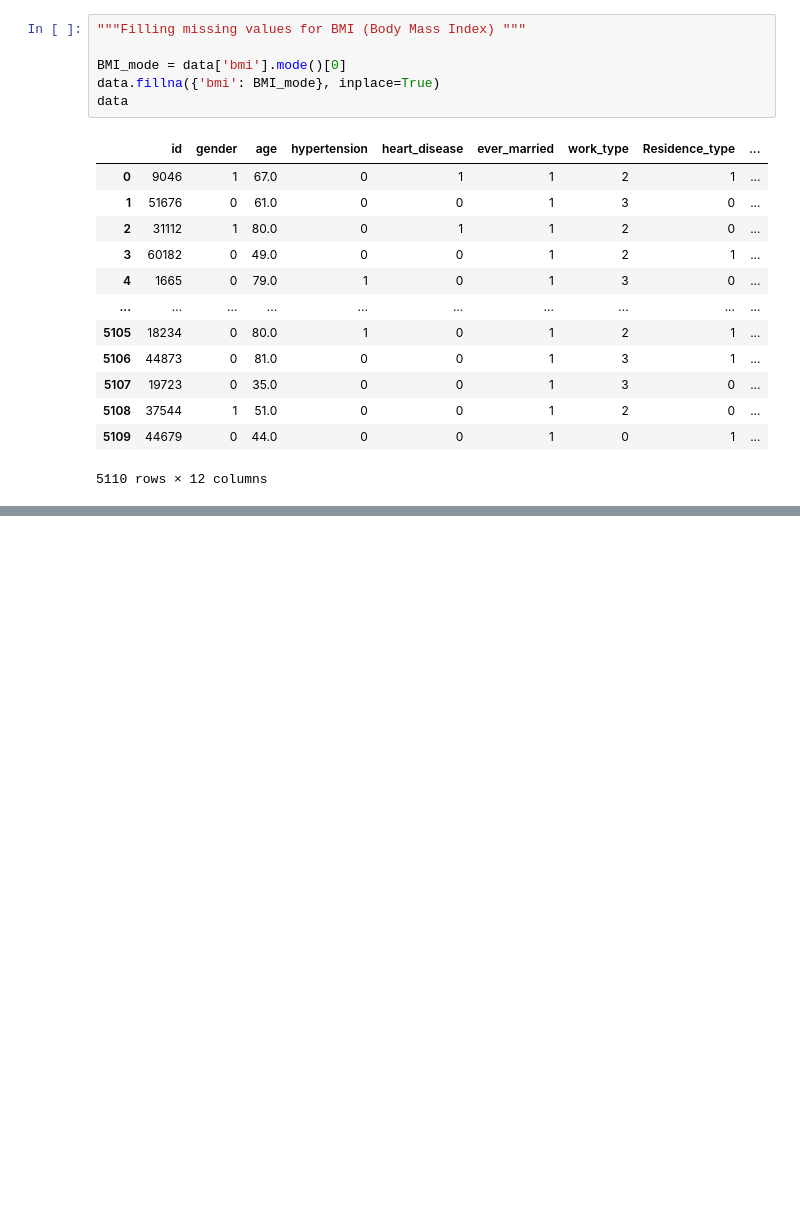
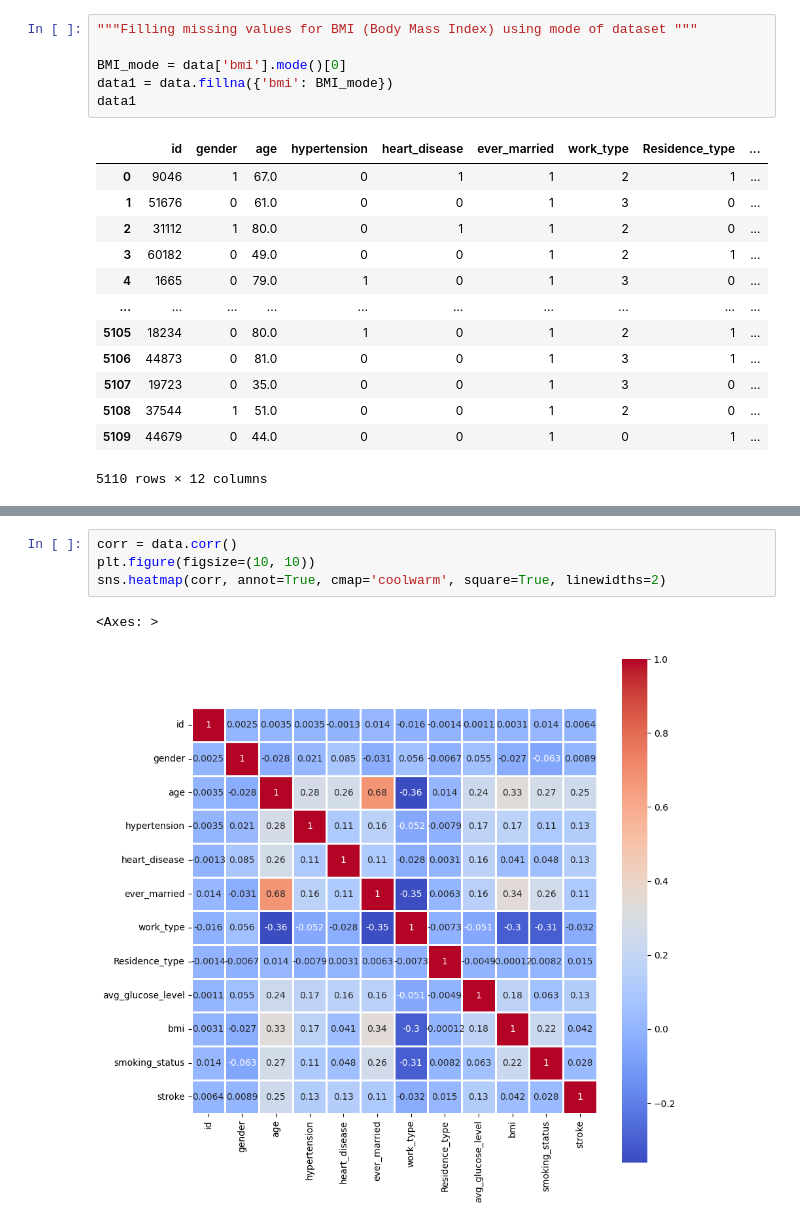
Before and after one commit to SarveshTikekar/CSL701-Machine-Learning, a Jupyter notebook: BaggingandBoosting.ipynb, the cells around one changed output, grey strips where cells are left out. Cells and saved outputs as stored; diff of their text form; blank space fills up the shorter version.

```diff
--- a/BaggingandBoosting.ipynb
+++ b/BaggingandBoosting.ipynb
@@ -119,11 +127,11 @@ data
 | 5109 | 44679 | 0 | 44.0 | 0 | 0 | 1 | 0 | 1 | ... |
 5110 rows × 12 columns
 # %%
-"""Filling missing values for BMI (Body Mass Index) """
+"""Filling missing values for BMI (Body Mass Index) using mode of dataset """
 
 BMI_mode = data['bmi'].mode()[0]
-data.fillna({'bmi': BMI_mode}, inplace=True)
-data
+data1 = data.fillna({'bmi': BMI_mode})
+data1
 # %% [output]
 |  | id | gender | age | hypertension | heart_disease | ever_married | work_type | Residence_type | ... |
 | 0 | 9046 | 1 | 67.0 | 0 | 1 | 1 | 2 | 1 | ... |
@@ -198,0 +201,7 @@ plt.show()
+# %%
+corr = data.corr()
+plt.figure(figsize=(10, 10))
+sns.heatmap(corr, annot=True, cmap='coolwarm', square=True, linewidths=2)
+# %% [output]
+<Axes: >
+[figure, added]
```
Also changed, not shown: parts of 15 cells of this notebook, 1 other file.
